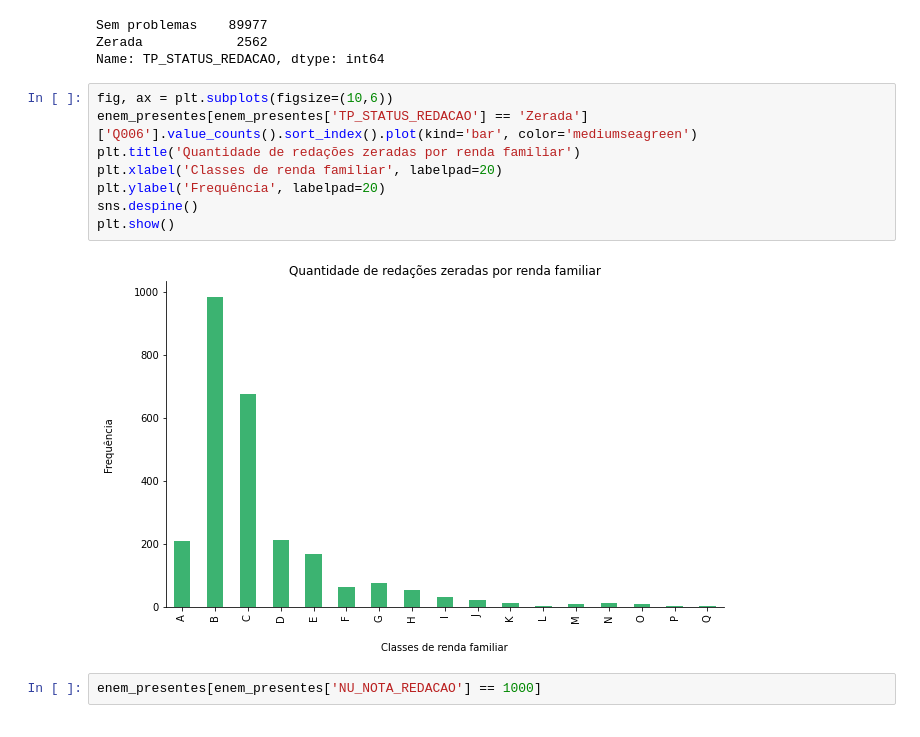
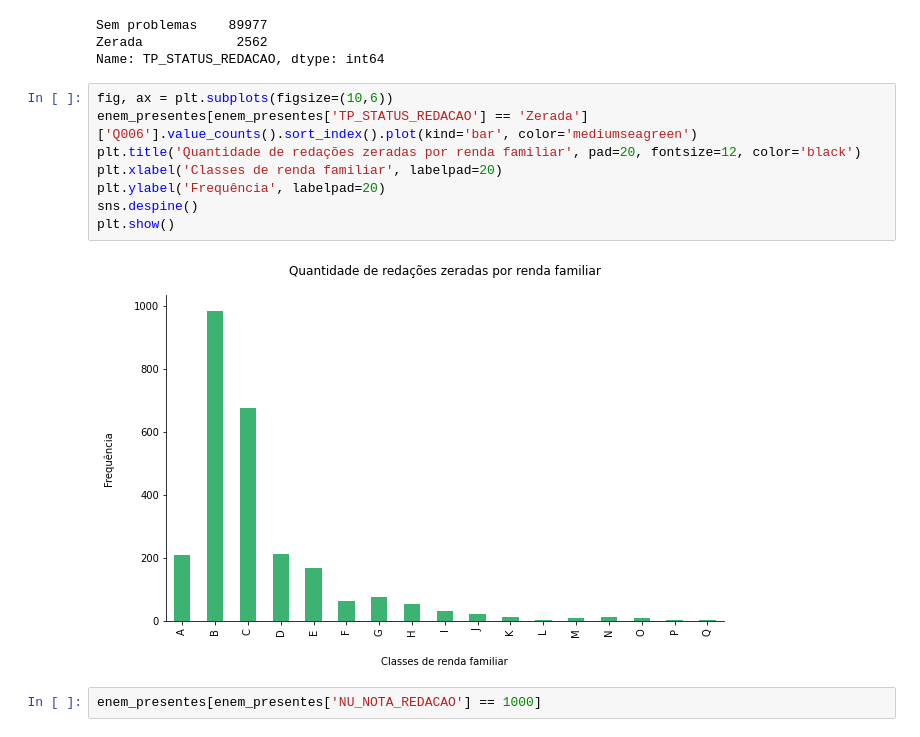
Before and after one commit to vinismachadoo/alura-imersao-dados-2, a Jupyter notebook: microdados_enem_2019.ipynb, the cells around one changed output. Cells and saved outputs as stored; diff of their text form.

```diff
--- a/microdados_enem_2019.ipynb
+++ b/microdados_enem_2019.ipynb
@@ -233,13 +255,13 @@ Name: TP_STATUS_REDACAO, dtype: int64
 # %%
 fig, ax = plt.subplots(figsize=(10,6))
 enem_presentes[enem_presentes['TP_STATUS_REDACAO'] == 'Zerada']['Q006'].value_counts().sort_index().plot(kind='bar', color='mediumseagreen')
-plt.title('Quantidade de redações zeradas por renda familiar')
+plt.title('Quantidade de redações zeradas por renda familiar', pad=20, fontsize=12, color='black')
 plt.xlabel('Classes de renda familiar', labelpad=20)
 plt.ylabel('Frequência', labelpad=20)
 sns.despine()
 plt.show()
 # %% [output]
-[figure, old version]
+[figure, new version]
 # %%
 enem_presentes[enem_presentes['NU_NOTA_REDACAO'] == 1000]
 # %% [output]
```
Also changed, not shown: parts of 22 cells of this notebook.
